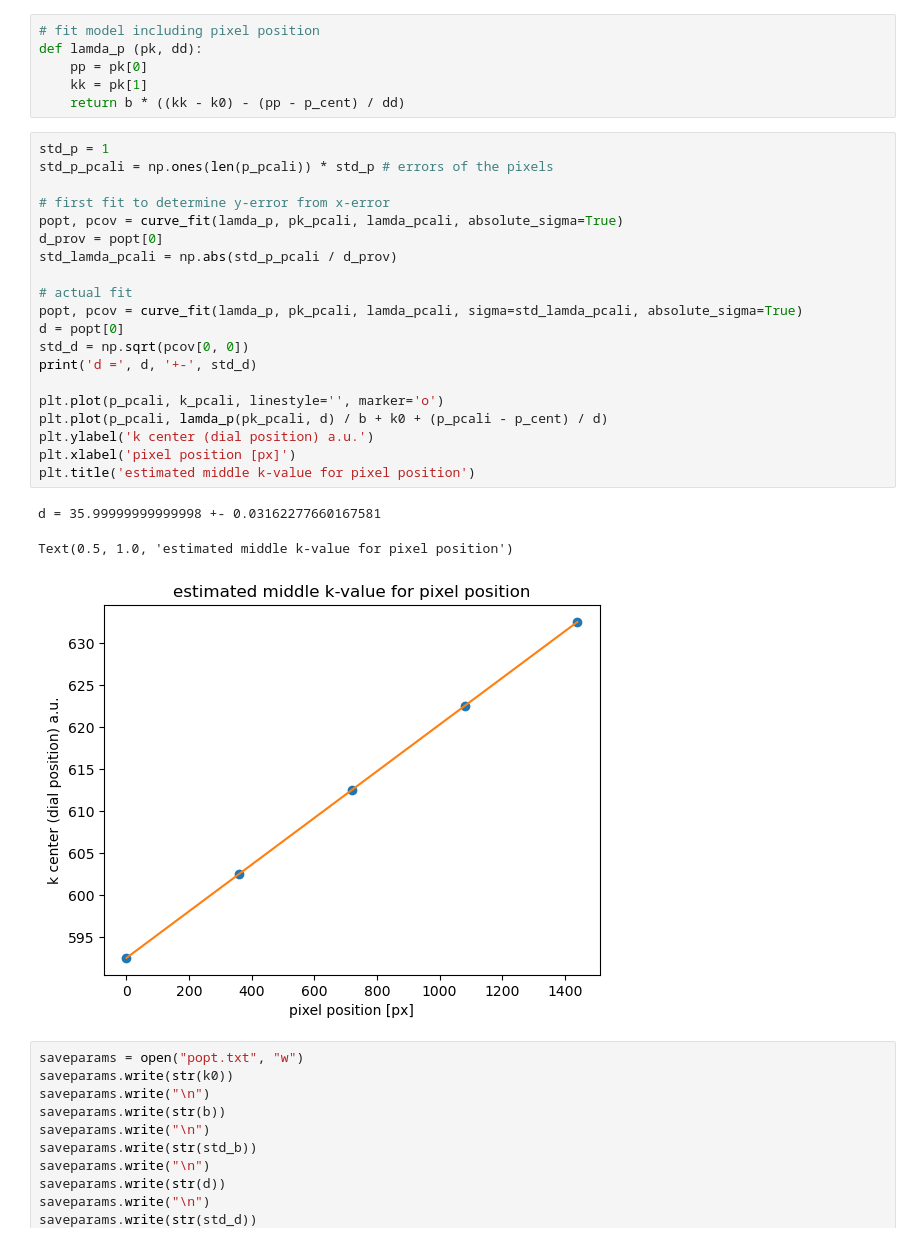
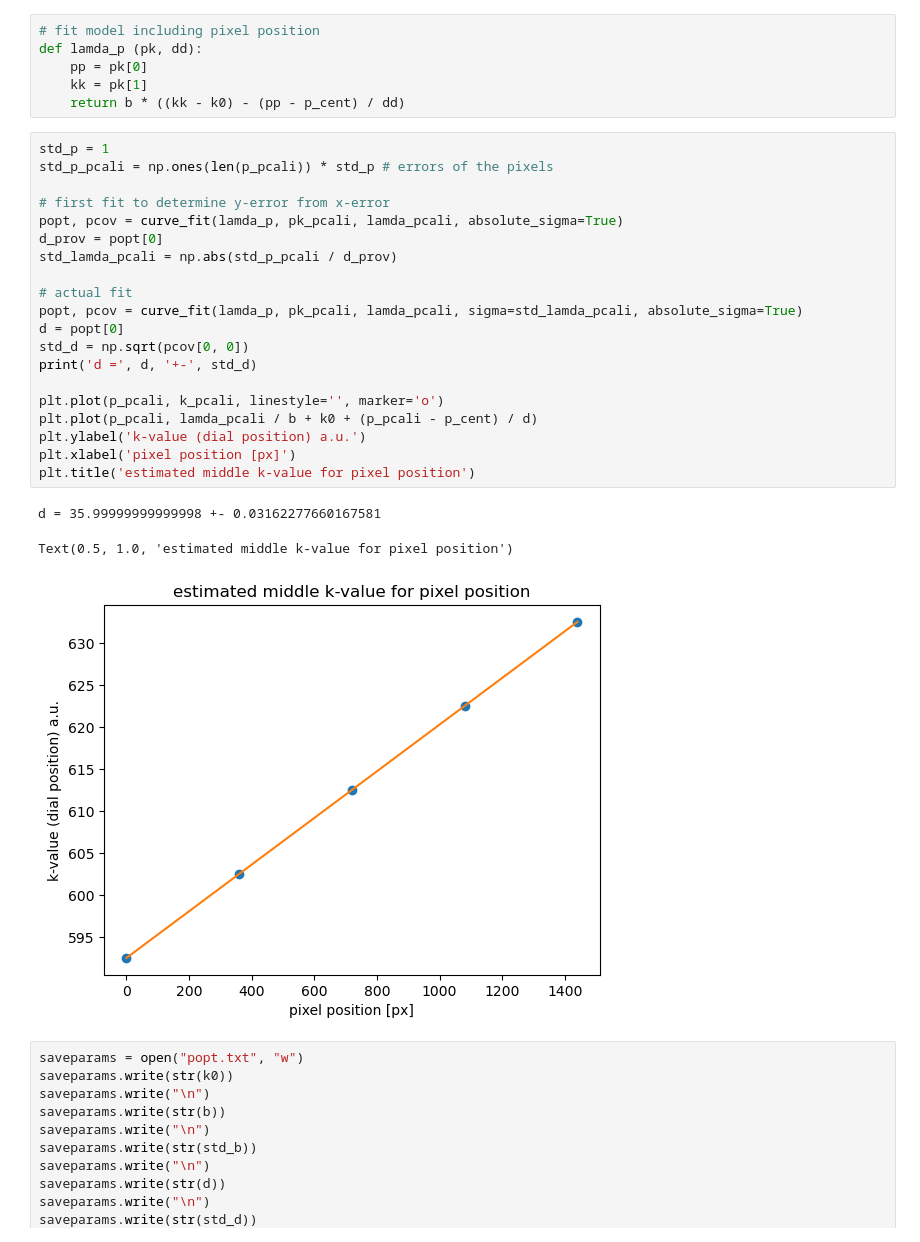
Before and after one commit to mengislukas-beep/Labor_Kiran_Lukas, a Jupyter notebook: Spektro2/spectroscopyII.ipynb, the cells around one changed output. Drawn from its saved outputs; the diff is of its cells as text.

```diff
--- a/Spektro2/spectroscopyII.ipynb
+++ b/Spektro2/spectroscopyII.ipynb
@@ -55,27 +55,27 @@ def lamda_p (pk, dd):
 # %%
 std_p = 1
 std_p_pcali = np.ones(len(p_pcali)) * std_p # errors of the pixels
 
 # first fit to determine y-error from x-error
 popt, pcov = curve_fit(lamda_p, pk_pcali, lamda_pcali, absolute_sigma=True)
 d_prov = popt[0]
 std_lamda_pcali = np.abs(std_p_pcali / d_prov)
 
 # actual fit
 popt, pcov = curve_fit(lamda_p, pk_pcali, lamda_pcali, sigma=std_lamda_pcali, absolute_sigma=True)
 d = popt[0]
 std_d = np.sqrt(pcov[0, 0])
 print('d =', d, '+-', std_d)
 
 plt.plot(p_pcali, k_pcali, linestyle='', marker='o')
-plt.plot(p_pcali, lamda_p(pk_pcali, d) / b + k0 + (p_pcali - p_cent) / d)
-plt.ylabel('k center (dial position) a.u.')
+plt.plot(p_pcali, lamda_pcali / b + k0 + (p_pcali - p_cent) / d)
+plt.ylabel('k-value (dial position) a.u.')
 plt.xlabel('pixel position [px]')
 plt.title('estimated middle k-value for pixel position')
 # %% [output]
 d = 35.99999999999998 +- 0.03162277660167581
 Text(0.5, 1.0, 'estimated middle k-value for pixel position')
-[figure, old version]
+[figure, new version]
 # %%
 saveparams = open("popt.txt", "w")
 saveparams.write(str(k0))
```
Also changed, not shown: 1 other file.
